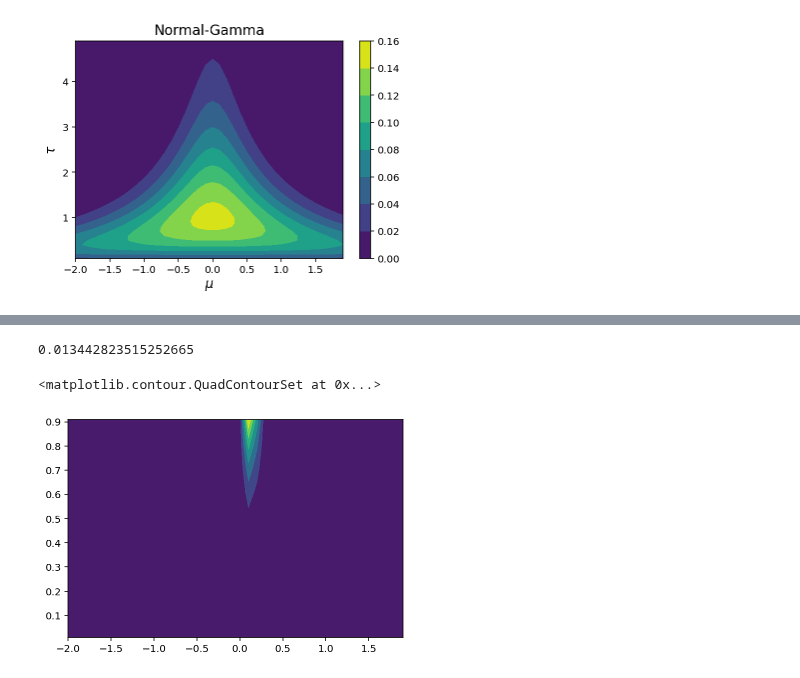
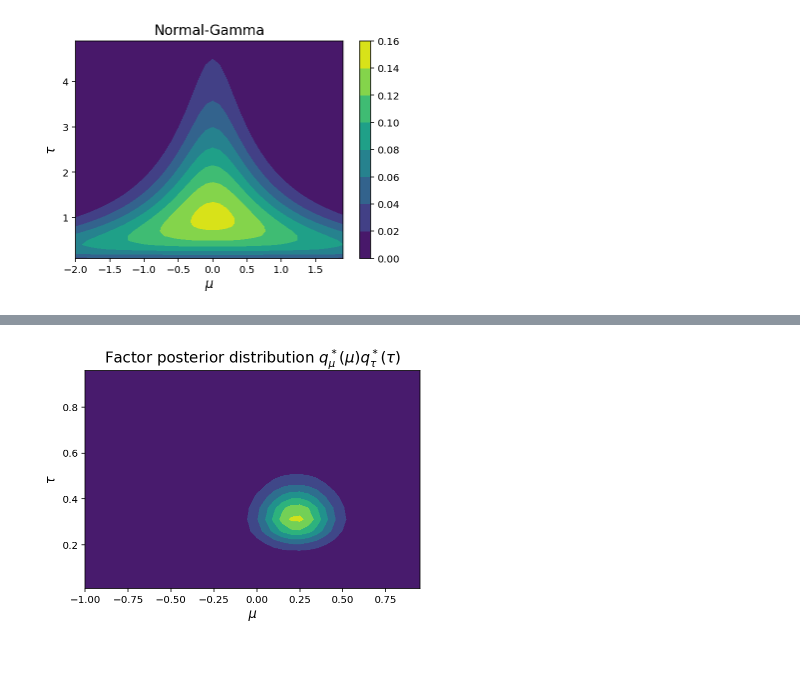
Before and after one commit to gerdm/prml, a Jupyter notebook: chapter10/variational-univariate-gaussian.ipynb, the cells around one changed output, grey strips where cells are left out. Saved outputs shown, nothing was run; the diff lists cells and outputs as text; code cells hidden in the pictures.

```diff
--- a/chapter10/variational-univariate-gaussian.ipynb
+++ b/chapter10/variational-univariate-gaussian.ipynb
@@ -90,12 +98,12 @@ E_mu = (D ** 2).sum() - N * D.mean() ** 2 + N / E_tau
 def q_mu(mu, D, E_tau):
     N = len(D)
     mean = D.mean()
-    precision = N * E_tau
-    return norm.pdf(mu, loc=mean, scale=1/precision)
+    precision = np.sqrt(1 / N * E_tau)
+    return norm.pdf(mu, loc=mean, scale=precision)
 
 def q_tau(tau, D, E_mu):
     N = len(D)
-    return gamma.pdf(tau, a=N/2, scale=E_mu/2)
+    return gamma.pdf(tau, a=N/2, scale=2 / E_mu)
 
 
 def q(x, D, E_mu, E_tau):
@@ -105,15 +113,14 @@ def q(x, D, E_mu, E_tau):
 
     qx = qmu * qtau
     return qx
-# %%
-gamma.pdf(0.4, a=N/2, scale=E_mu/(2*N))
-# %% [output]
-0.013442823515252665
 # %%
-Xfact = np.mgrid[-2:2:0.1, 0.01:1:0.1]
+Xfact = np.mgrid[-1:1:0.05, 0.01:1:0.05]
 Zfact = np.apply_along_axis(q, 0, Xfact, D=D, E_mu=E_mu, E_tau=E_tau)
+
+title = r"Factor posterior distribution $q^*_\mu(\mu)q^*_\tau(\tau)$"
+plt.title(title, fontsize=15)
+plt.contourf(*Xfact, Zfact)
+plt.ylabel(r"$\tau$", fontsize=13);
+plt.xlabel(r"$\mu$", fontsize=13);
+# %% [output]
+[figure, added]
-# %%
-plt.contourf(*Xfact, Zfact)
-# %% [output]
-<matplotlib.contour.QuadContourSet at 0x...>
-[figure, removed]
```
Also changed, not shown: parts of 2 cells of this notebook.
